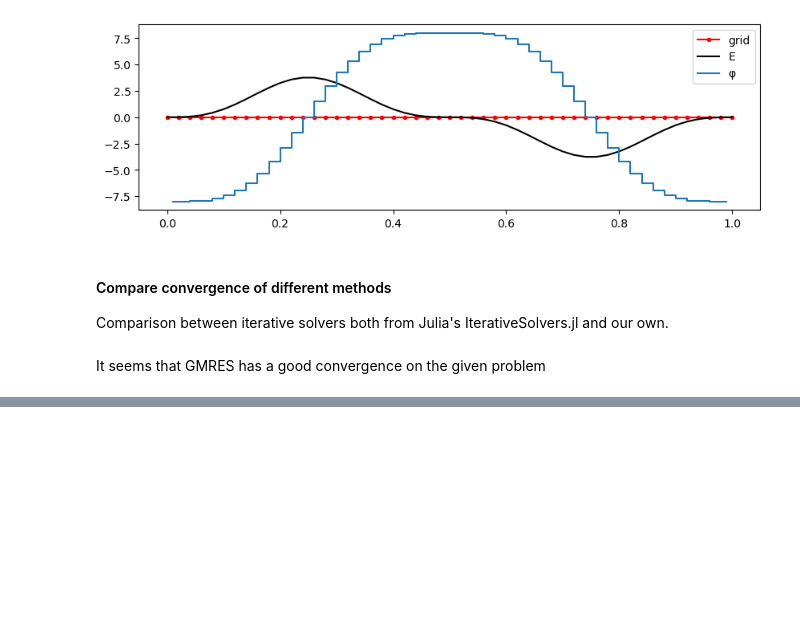
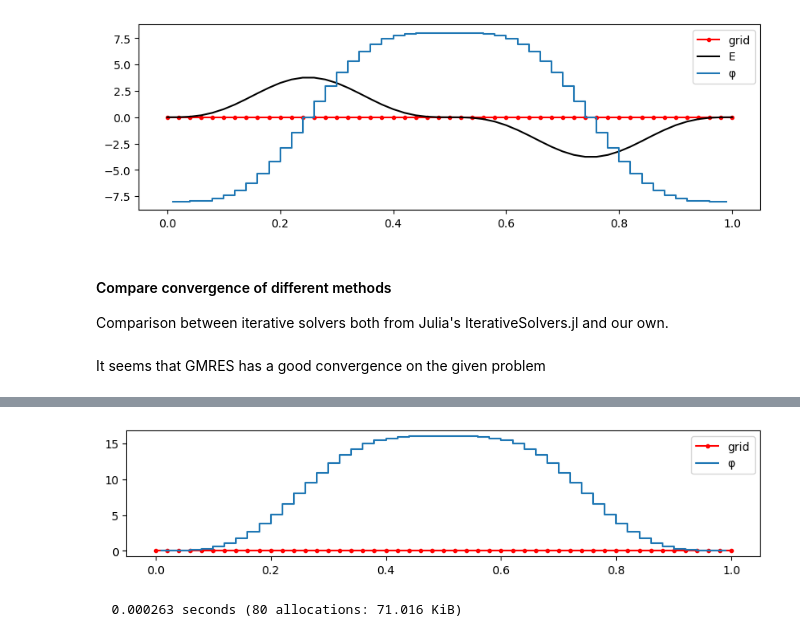
Before and after one commit to bchaber/pole, a Jupyter notebook: PoissonEquation.ipynb, the cells around one changed output, grey strips where cells are left out. Saved outputs shown, nothing was run; the diff lists cells and outputs as text; code cells hidden in the pictures; blank space fills up the shorter version.

```diff
--- a/PoissonEquation.ipynb
+++ b/PoissonEquation.ipynb
@@ -152,0 +173,12 @@ semilogy(resnorm, linewidth=2, linestyle="-", color="k");
+# %%
+ps = LinearSolver(xf, left=DirichletBC(), right=DirichletBC())
+@time it = solve!(ps, ρ)
+φ  = solution(ps)
+
+figure(figsize=(10, 2))
+plot(xf, zero(xf), "r.-")
+step(xc, φ, where="mid")
+legend(["grid", "φ", "φref"]);
+# %% [output]
+[figure, added]
+  0.000263 seconds (80 allocations: 71.016 KiB)
```
Also changed, not shown: parts of 5 cells of this notebook.
